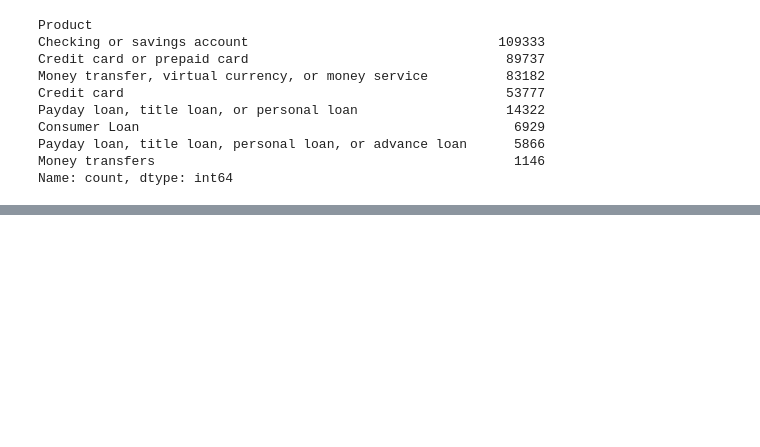
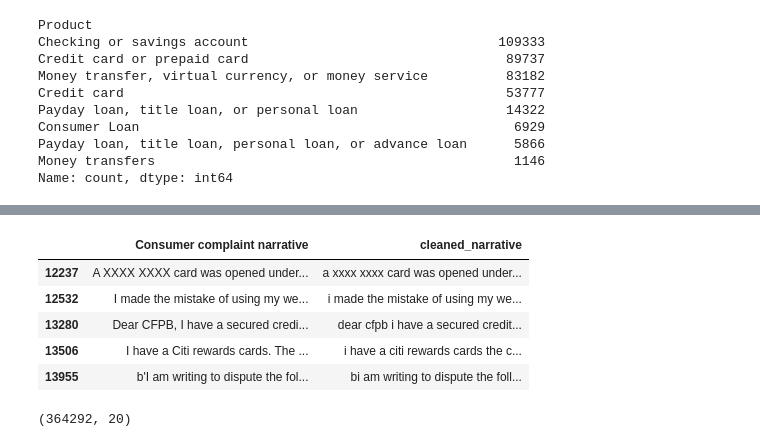
Before and after one commit to DiboraEyasu/rag-complaint-chatbot, a Jupyter notebook: notebooks/eda.ipynb, the cells around one changed output, grey strips where cells are left out. Cells and saved outputs as stored; diff of their text form; code cells hidden in the pictures; blank space fills up the shorter version.

```diff
--- a/notebooks/eda.ipynb
+++ b/notebooks/eda.ipynb
@@ -73,0 +105,12 @@ Name: count, dtype: int64
+# %%
+import re
+def clean_text(text):
+    # convert to lower case
+    text = str(text).lower()
+    # remove extra whitespace
+    text = re.sub(r'\s+', ' ', text)
+    # remove special characters and digits
+    text = re.sub(r'[^a-z0-9\s]', '', text)
+    return text.strip()
+# %%
+filtered_df.loc[:, 'cleaned_narrative'] = (filtered_df['Consumer complaint narrative'].apply(clean_text))
@@ -73,0 +123,13 @@ Name: count, dtype: int64
+# %%
+filtered_df[['Consumer complaint narrative', 'cleaned_narrative']].head()
+# %% [output]
+|  | Consumer complaint narrative | cleaned_narrative |
+| 12237 | A XXXX XXXX card was opened under... | a xxxx xxxx card was opened under... |
+| 12532 | I made the mistake of using my we... | i made the mistake of using my we... |
+| 13280 | Dear CFPB, I have a secured credi... | dear cfpb i have a secured credit... |
+| 13506 | I have a Citi rewards cards. The ... | i have a citi rewards cards the c... |
+| 13955 | b'I am writing to dispute the fol... | bi am writing to dispute the foll... |
+# %%
+filtered_df.shape
+# %% [output]
+(364292, 20)
```
Also changed, not shown: parts of 10 cells of this notebook.
